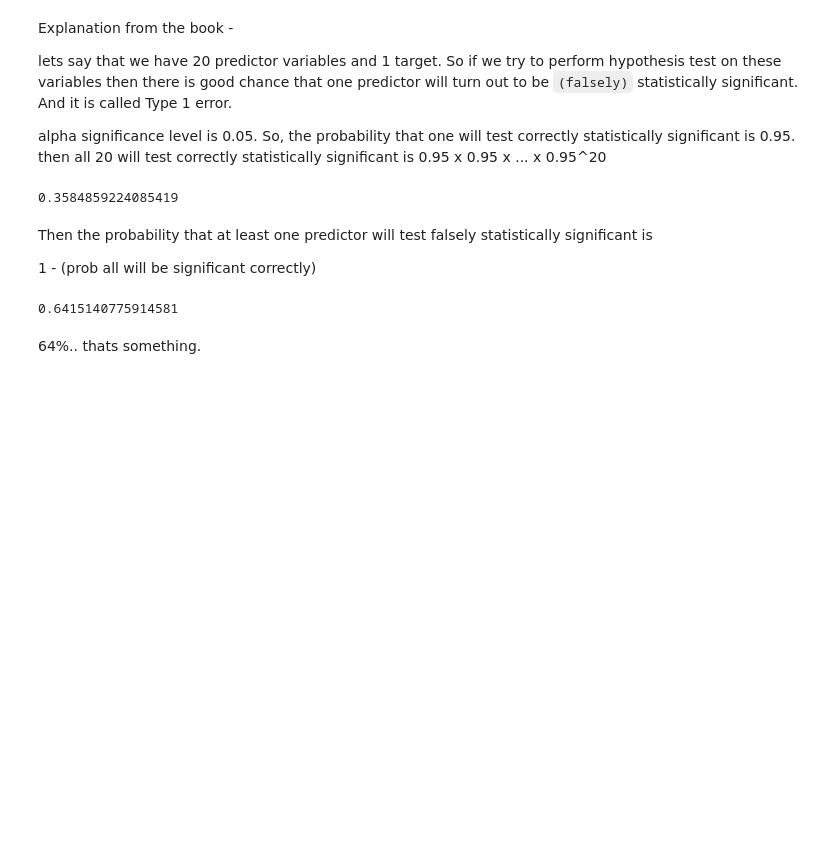
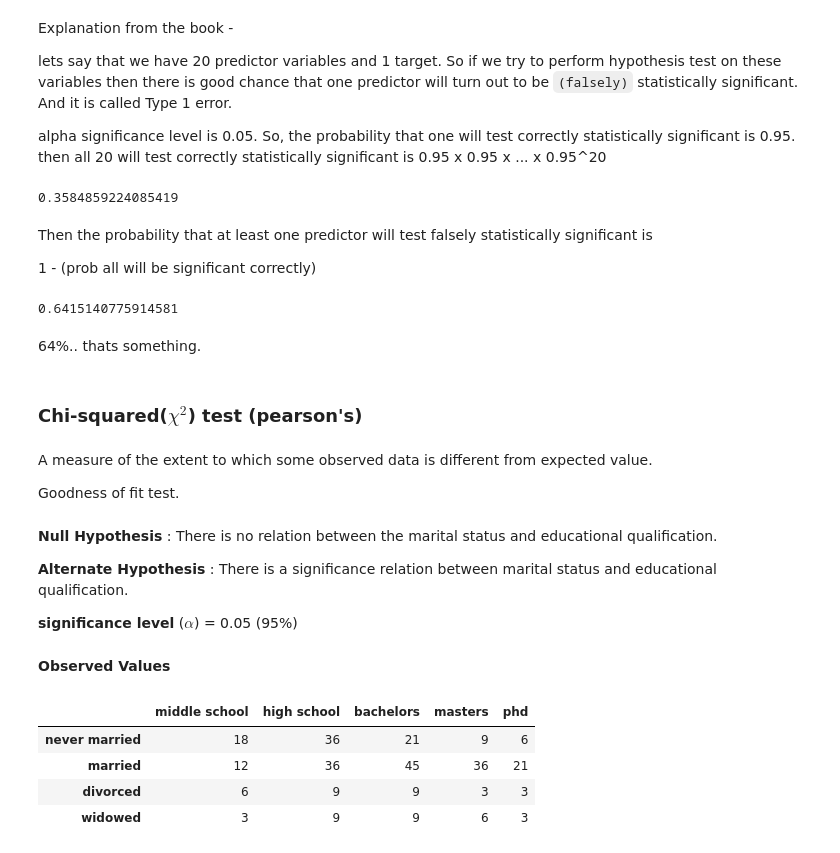
Before and after one commit to NishantBaheti/MachineLearningExploration, a Jupyter notebook: PracticalStatistics/Hypothesis.ipynb, the cells around one changed output. Saved outputs shown, nothing was run; the diff lists cells and outputs as text; code cells hidden in the pictures; blank space fills up the shorter version.

```diff
--- a/PracticalStatistics/Hypothesis.ipynb
+++ b/PracticalStatistics/Hypothesis.ipynb
@@ -779,3 +779,9 @@ Then the probability that at least one predictor will test falsely statistically
 0.6415140775914581
 # %% [markdown]
 64%.. thats something.
+# %% [markdown]
+### Chi-squared($\chi^2$) test (pearson's)
+# %% [markdown]
+A measure of the extent to which some observed data is different from expected value.
+
+Goodness of fit test.
@@ -781,0 +791,26 @@ Then the probability that at least one predictor will test falsely statistically
+# %% [markdown]
+
+**Null Hypothesis** : There is no relation between the marital status and educational qualification.
+
+**Alternate Hypothesis** : There is a significance relation between marital
+status and educational qualification.
+
+**significance level** ($\alpha$) = 0.05 (95%)
+# %% [markdown]
+**Observed Values**
+# %%
+obs_data = np.array([
+    [18, 36, 21, 9, 6],
+    [12, 36, 45, 36, 21],
+    [6, 9, 9, 3, 3],
+    [3, 9, 9, 6, 3]
+])
+obs_df = pd.DataFrame(obs_data,columns=['middle school','high school','bachelors','masters','phd'])
+obs_df.index = ['never married','married','divorced','widowed']
+obs_df
+# %% [output]
+|  | middle school | high school | bachelors | masters | phd |
+| never married | 18 | 36 | 21 | 9 | 6 |
+| married | 12 | 36 | 45 | 36 | 21 |
+| divorced | 6 | 9 | 9 | 3 | 3 |
+| widowed | 3 | 9 | 9 | 6 | 3 |
```
Also changed, not shown: parts of 32 cells of this notebook.
